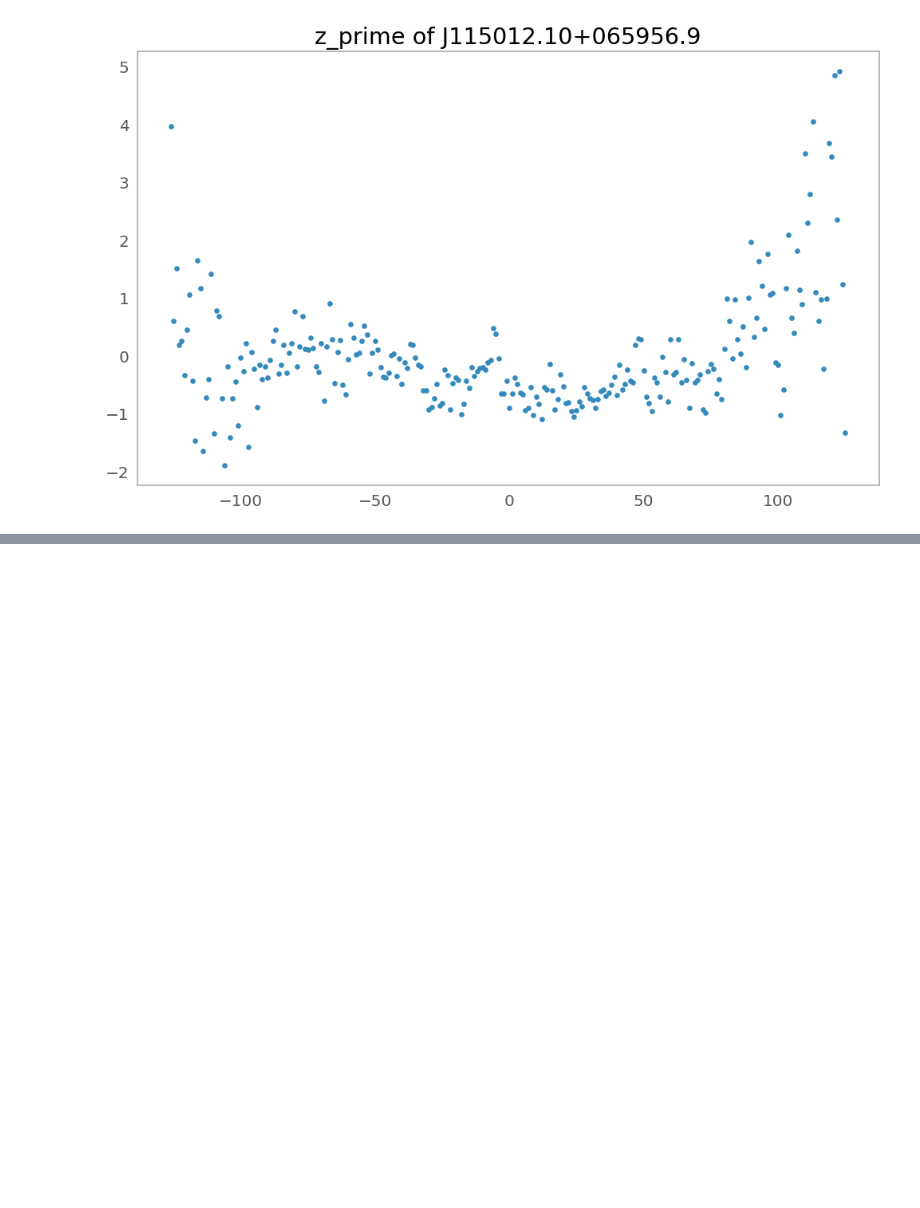
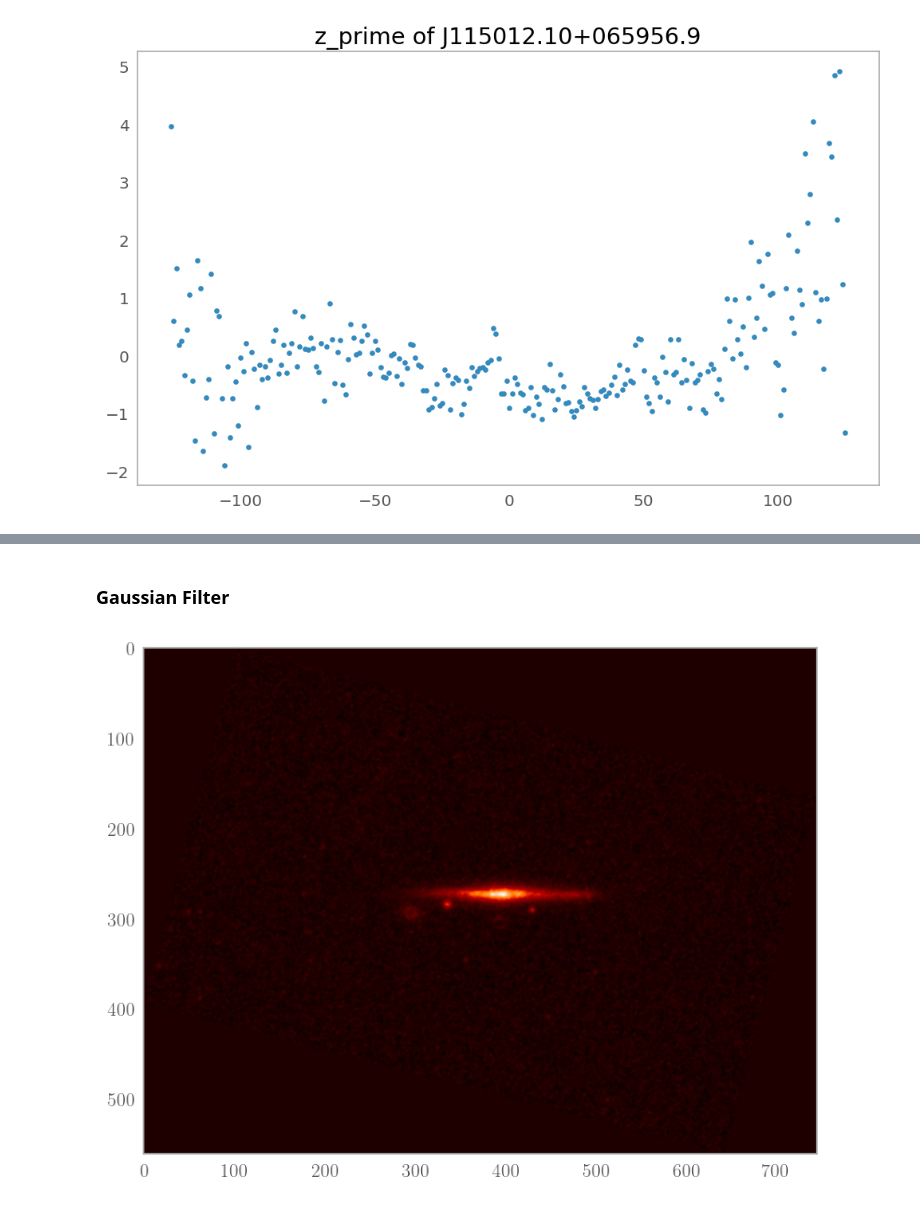
Before and after one commit to Axect/Galmorph, a Jupyter notebook: data_analysis.ipynb, the cells around one changed output, grey strips where cells are left out. Cells and saved outputs as stored; diff of their text form; code cells hidden in the pictures; blank space fills up the shorter version.

```diff
--- a/data_analysis.ipynb
+++ b/data_analysis.ipynb
@@ -599,0 +643,12 @@ gal_paper.imshow("z_prime")
+# %% [markdown]
+### Gaussian Filter
+# %%
+kernel_size = 5
+new_image = cv2.GaussianBlur(image, (kernel_size, kernel_size), 0)
+# %%
+plt.figure(figsize=(10,6), dpi=120)
+plt.imshow(new_image)
+plt.grid(False)
+plt.show()
+# %% [output]
+[figure, added]
```
Also changed, not shown: parts of 33 cells of this notebook.
